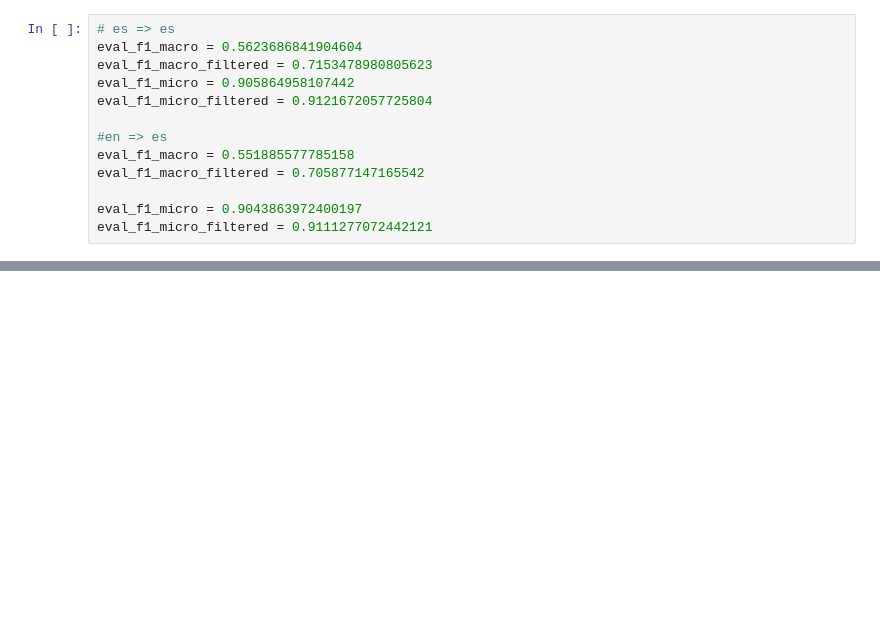
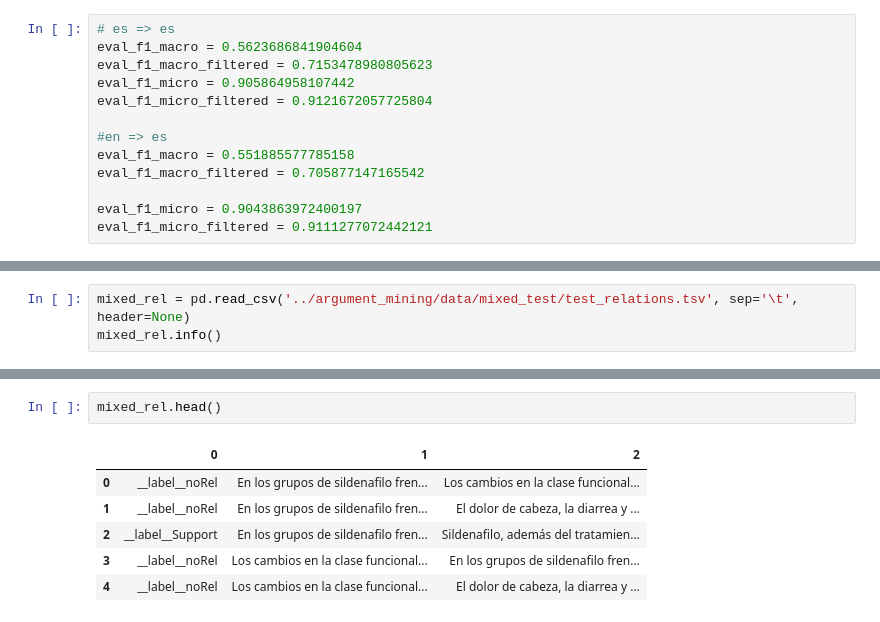
Before and after one commit to ragerri/abstrct-projections, a Jupyter notebook: abstRCT_AM_translation_projection.ipynb, the cells around one changed output, grey strips where cells are left out. Drawn from its saved outputs; the diff is of its cells as text; blank space fills up the shorter version.

```diff
--- a/abstRCT_AM_translation_projection.ipynb
+++ b/abstRCT_AM_translation_projection.ipynb
@@ -1308,0 +1460,3 @@ eval_f1_micro_filtered = 0.9111277072442121
+# %%
+mixed_rel = pd.read_csv('../argument_mining/data/mixed_test/test_relations.tsv', sep='\t', header=None)
+mixed_rel.info()
@@ -1308,0 +1474,9 @@ eval_f1_micro_filtered = 0.9111277072442121
+# %%
+mixed_rel.head()
+# %% [output]
+|  | 0 | 1 | 2 |
+| 0 | __label__noRel | En los grupos de sildenafilo fren... | Los cambios en la clase funcional... |
+| 1 | __label__noRel | En los grupos de sildenafilo fren... | El dolor de cabeza, la diarrea y ... |
+| 2 | __label__Support | En los grupos de sildenafilo fren... | Sildenafilo, además del tratamien... |
+| 3 | __label__noRel | Los cambios en la clase funcional... | En los grupos de sildenafilo fren... |
+| 4 | __label__noRel | Los cambios en la clase funcional... | El dolor de cabeza, la diarrea y ... |
```
Also changed, not shown: parts of 25 cells of this notebook, 28 other files.
